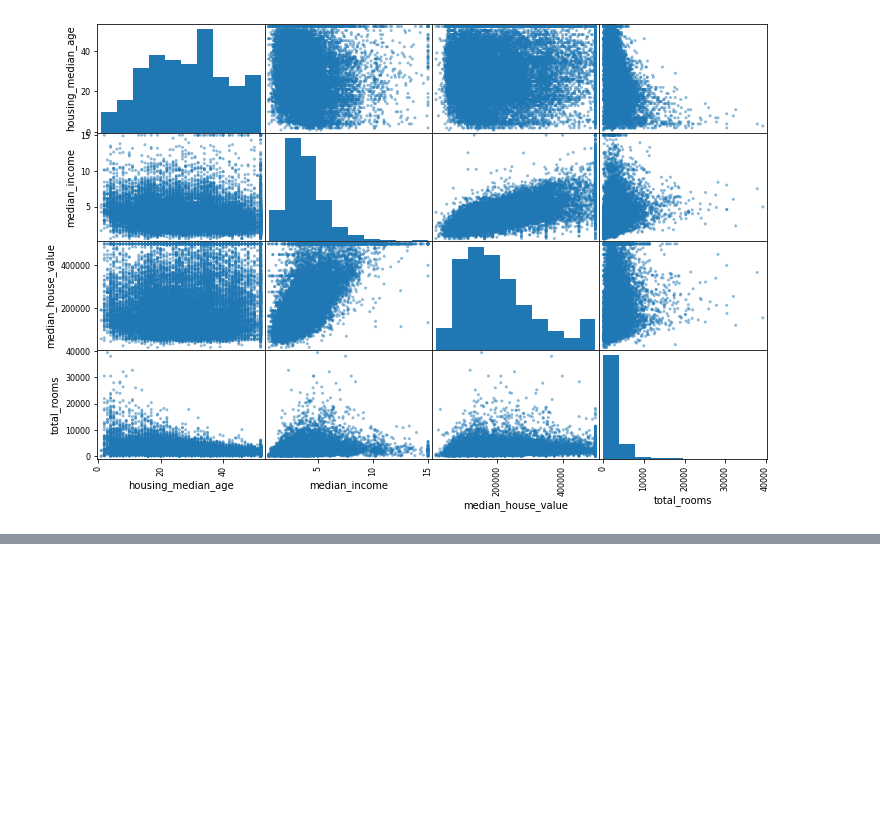
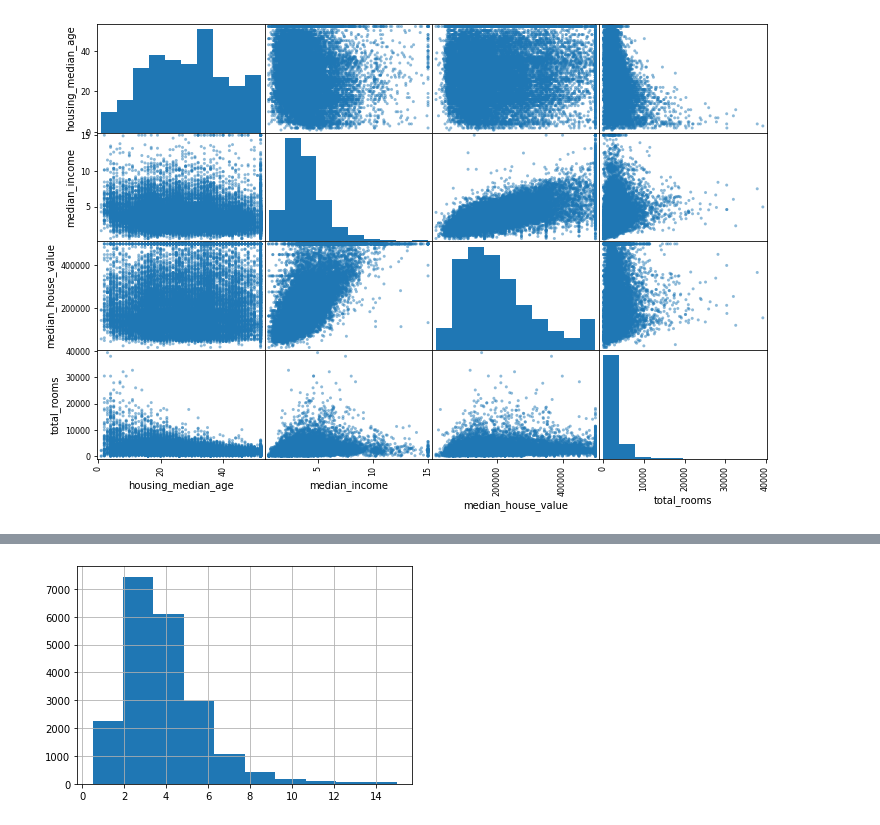
Before and after one commit to jhojin7/trying-homl2-exercises, a Jupyter notebook: housing.ipynb, the cells around one changed output, grey strips where cells are left out. Drawn from its saved outputs; the diff is of its cells as text; code cells hidden in the pictures; blank space fills up the shorter version.

```diff
--- a/housing.ipynb
+++ b/housing.ipynb
@@ -2,11 +2,13 @@
 import pandas as pd
 import numpy as np
 import urllib
+import seaborn as sns
 import matplotlib.pyplot as plt
 # url = "https://raw.githubusercontent.com/rickiepark/handson-ml2/master/datasets/housing/housing.csv"
 # urllib.request.urlretrieve(url,"housing.csv")
 housing = pd.read_csv("datasets/housing.csv");
 housing.info()
+RANDSTATE = 42
 # %% [output]
 <class 'pandas.core.frame.DataFrame'>
 RangeIndex: 20640 entries, 0 to 20639
@@ -34,0 +41,8 @@ scatter_matrix(housing[attrs],figsize=(12,8));
+# %%
+# basic split train/test set
+from sklearn.model_selection import train_test_split
+train_set,test_set = train_test_split(housing,test_size=0.8,random_state=RANDSTATE)
+# visualize median_income
+housing["median_income"].hist();
+# %% [output]
+[figure, added]
```
Also changed, not shown: parts of 12 cells of this notebook.
